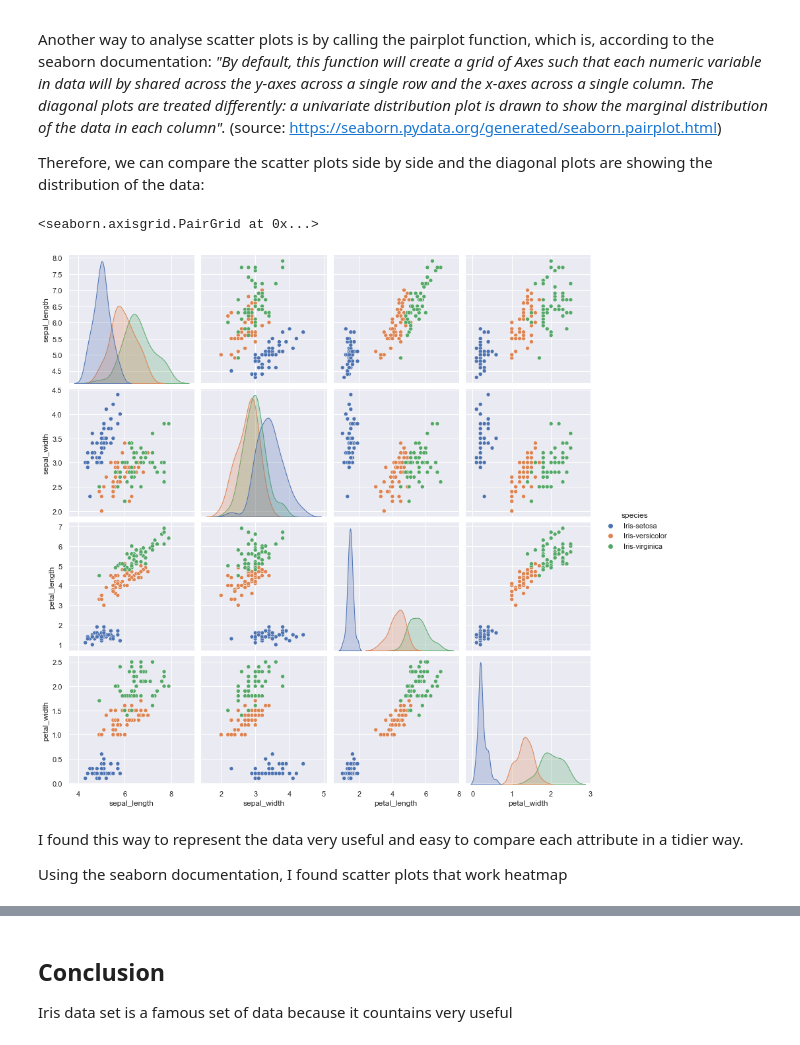
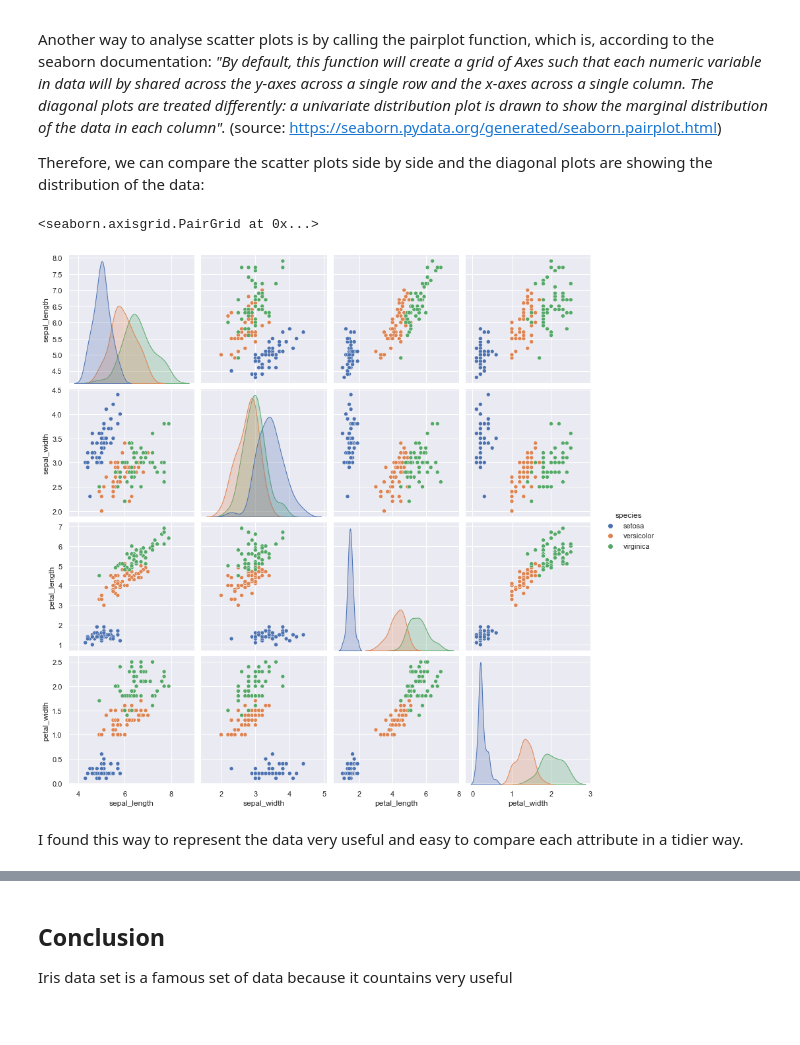
Before and after one commit to LaisColetta/pands_project, a Jupyter notebook: analysis.ipynb, the cells around one changed output, grey strips where cells are left out. Saved outputs shown, nothing was run; the diff lists cells and outputs as text; code cells hidden in the pictures.

```diff
--- a/analysis.ipynb
+++ b/analysis.ipynb
@@ -193,11 +207,9 @@ Another way to analyse scatter plots is by calling the pairplot function, which
 
 Therefore, we can compare the scatter plots side by side and the diagonal plots are showing the distribution of the data:
 # %%
-sns.pairplot(df,hue="species",height=3)
+sns.pairplot(iris,hue="species",height=3)
 # %% [output]
 <seaborn.axisgrid.PairGrid at 0x...>
-[figure, old version]
+[figure, new version]
 # %% [markdown]
 I found this way to represent the data very useful and easy to compare each attribute in a tidier way.
-
-Using the seaborn documentation, I found scatter plots that work  heatmap
```
Also changed, not shown: parts of 16 cells of this notebook.
